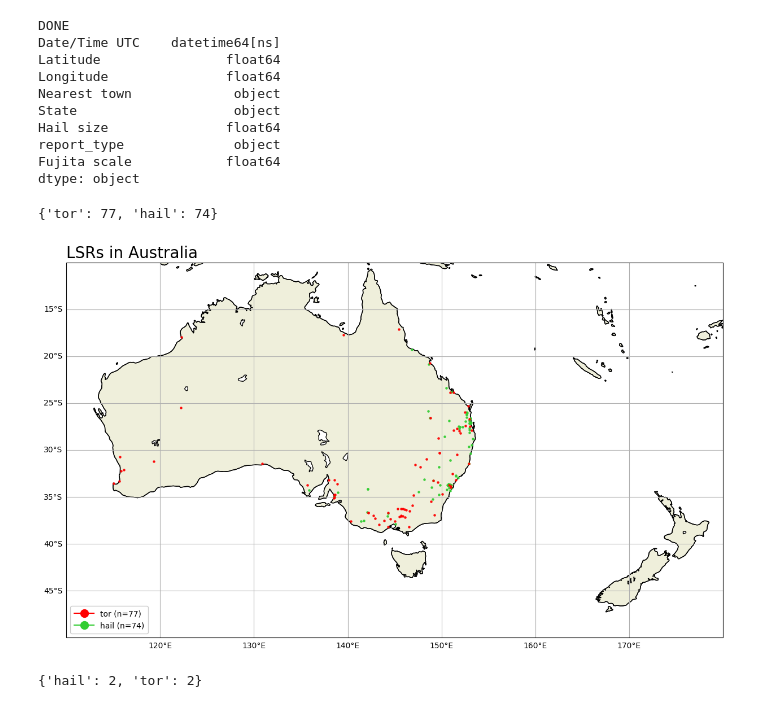
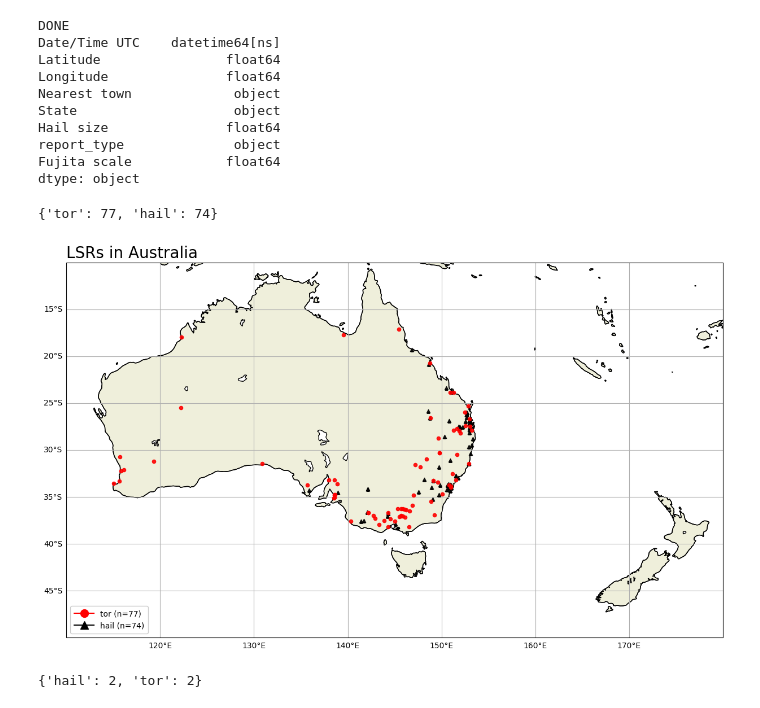
Before and after one commit to brightbandtech/ExtremeWeatherBench, a Jupyter notebook: docs/notebooks/craven_sigsvr_aus.ipynb, the cells around one changed output. Saved outputs shown, nothing was run; the diff lists cells and outputs as text; code cells hidden in the pictures.

Commit message:
added sigsvr for australia

```diff
--- a/docs/notebooks/craven_sigsvr_aus.ipynb
+++ b/docs/notebooks/craven_sigsvr_aus.ipynb
@@ -135,7 +137,7 @@ Fujita scale            float64
 dtype: object
 # %%
 # imported from figure 1 notebook and adjusted to plot reports
-def plot_local_cases(left_lon, right_lon, bot_lat, top_lat, df, pph, filename, plot_title):
+def plot_local_cases(left_lon, right_lon, bot_lat, top_lat, df, filename, plot_title, pph=None, sigsvr=None):
     """Plot the specified cases on a map of Australia.
     Args:
         left_lon: The left longitude of the bounding box.
@@ -143,9 +145,10 @@ def plot_local_cases(left_lon, right_lon, bot_lat, top_lat, df, pph, filename, p
         bot_lat: The bottom latitude of the bounding box.
         top_lat: The top latitude of the bounding box.
         df: A pandas DataFrame containing the LSR data with columns 'Longitude', 'Latitude', and 'report_type'.
-        pph: A 2D array of probabilities for plotting (optional).
         filename: The name of the file to save the plot.
         plot_title: The title of the plot.
+        pph: A 2D array of probabilities for plotting (optional).
+        sigsvr: A 2D array of SIGSVR values for plotting (optional).
     Returns:
         None: The function saves the plot to the specified filename.
     """
@@ -190,9 +193,19 @@ def plot_local_cases(left_lon, right_lon, bot_lat, top_lat, df, pph, filename, p
         #cbar = plt.colorbar(contour, ax=ax, orientation='horizontal', pad=0.05, shrink=0.8)
         #cbar.set_label('Probability')
 
+    if (sigsvr is not None):
+        masked_sigsvr = sigsvr.where(sigsvr >= 1000000)
+        print(masked_sigsvr.max())
+        im = sigsvr.plot(ax=ax, transform=ccrs.PlateCarree(), cmap='viridis',
+                        add_colorbar=False, vmin=0, vmax=70000)
+        cbar = fig.colorbar(im, label="Craven SigSvr (m³/s³)")
+        cbar.set_label("Craven SigSvr (m³/s³)", size=14)
+        cbar.ax.tick_params(labelsize=12)
+
     # Make sure reports are visible by increasing size and using a distinctive color
     # Convert string coordinates to float before plotting
-    colors = {'tor': 'red','wind': 'blue', 'hail': 'darkgreen'}
+    colors = {'tor': 'red','wind': 'blue', 'hail': 'black'}
+    markers= {'tor': 'o', 'wind': 's', 'hail': '^'}
 
     # Define zorder values to control plotting order (higher values appear on top)
     zorders = {'tor': 12, 'wind': 11, 'hail': 10}
@@ -206,7 +219,7 @@ def plot_local_cases(left_lon, right_lon, bot_lat, top_lat, df, pph, filename, p
     # Group by report type and plot each group with its own color
     for report_type, group in sorted_df.sort_values('sort_key').groupby('report_type'):
         ax.scatter(group['Longitude'].astype(float), group['Latitude'].astype(float),
-                  color=colors.get(report_type, 'gray'), s=20, marker='.', alpha=0.9,
+                  color=colors.get(report_type, 'gray'), s=20, marker=markers.get(report_type), alpha=0.9,
                   transform=ccrs.PlateCarree(), label=f'{report_type.capitalize()} Reports',
                   zorder=zorders.get(report_type, 10))
 
@@ -216,7 +229,7 @@ def plot_local_cases(left_lon, right_lon, bot_lat, top_lat, df, pph, filename, p
 
     # Create custom legend handles
     legend_elements = [
-        Line2D([0], [0], marker='o', color=colors[label], label=f'{label} (n={count})', markerfacecolor=colors[label], markersize=10)
+        Line2D([0], [0], marker=markers.get(label), color=colors[label], label=f'{label} (n={count})', markerfacecolor=colors[label], markersize=10)
         for label, count in counts.items()
     ]
 
@@ -227,18 +240,18 @@ def plot_local_cases(left_lon, right_lon, bot_lat, top_lat, df, pph, filename, p
 # %%
 # quick test of all points in Australia
 bot_lat = -50
 top_lat = -10
 left_lon = 110
 right_lon = 180
 filename = 'Australia_LSR.png'
 plot_title = 'LSRs in Australia'
 
 aus_data = extract_lsr_data_australia(date=None)  # Get all reports
 
-plot_local_cases(left_lon, right_lon, bot_lat, top_lat, aus_data, None, filename, plot_title)
+plot_local_cases(left_lon, right_lon, bot_lat, top_lat, aus_data, filename, plot_title)
 # %% [output]
 {'tor': 77, 'hail': 74}
-[figure, old version]
+[figure, new version]
 # %%
 def practically_perfect_hindcast_aus(
     date: pd.Timestamp,
```
Also changed, not shown: parts of 10 cells of this notebook, 27 other files.
